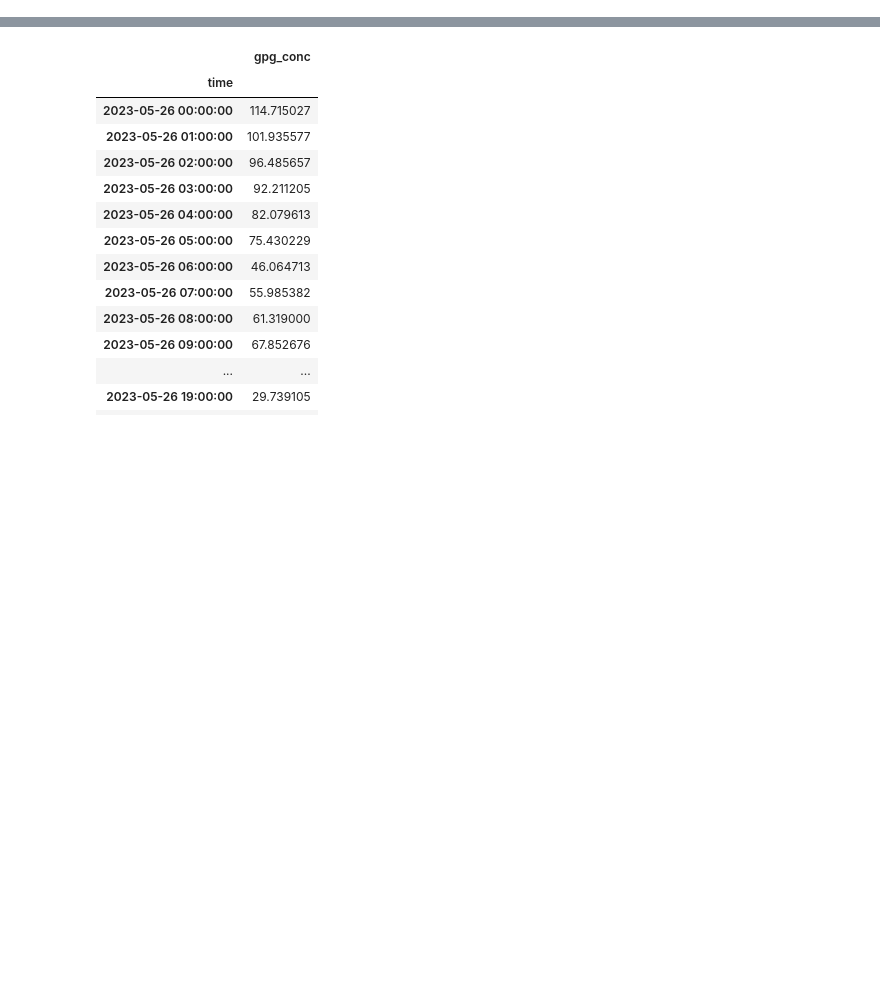
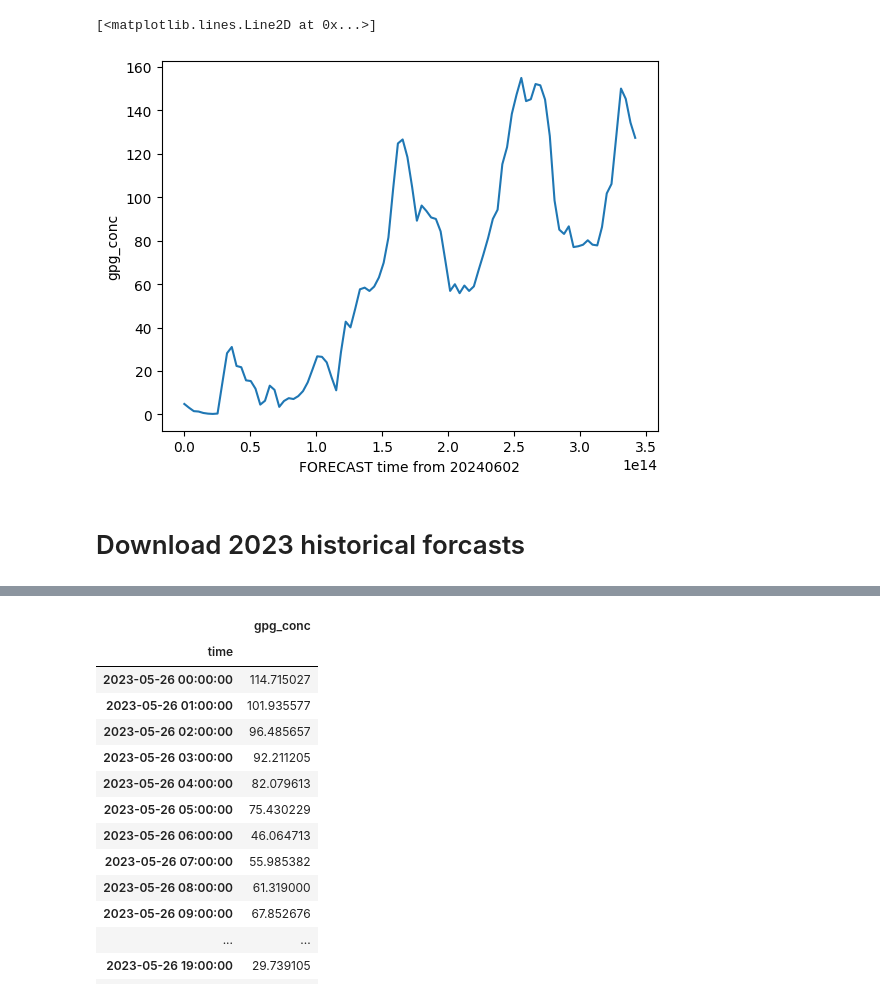
Before and after one commit to antoinetavant/pollen-forecast, a Jupyter notebook: download_data.ipynb, the cells around one changed output, grey strips where cells are left out. Drawn from its saved outputs; the diff is of its cells as text; code cells hidden in the pictures; blank space fills up the shorter version.

```diff
--- a/download_data.ipynb
+++ b/download_data.ipynb
@@ -8,0 +12,3 @@ c = cdsapi.Client()
+# %%
+today = pd.Timestamp.today().strftime("%Y-%m-%d")
+today
@@ -8,0 +17,4 @@ c = cdsapi.Client()
+# %%
+api_wrapper = PollenForcastCopernicusGeneric(start=today)
+filename = api_wrapper.get_pollen_data()
+filename
@@ -8,0 +30,3 @@ c = cdsapi.Client()
+# %%
+ds_today = xr.open_dataset(filename)
+ds_today
@@ -8,0 +51,7 @@ c = cdsapi.Client()
+# %%
+ds_today["gpg_conc"].mean(["longitude", "latitude", "level"]).plot()
+# %% [output]
+[<matplotlib.lines.Line2D at 0x...>]
+[figure, added]
+# %% [markdown]
+# Download 2023 historical forcasts
```
Also changed, not shown: parts of 19 cells of this notebook, 1 other file.
